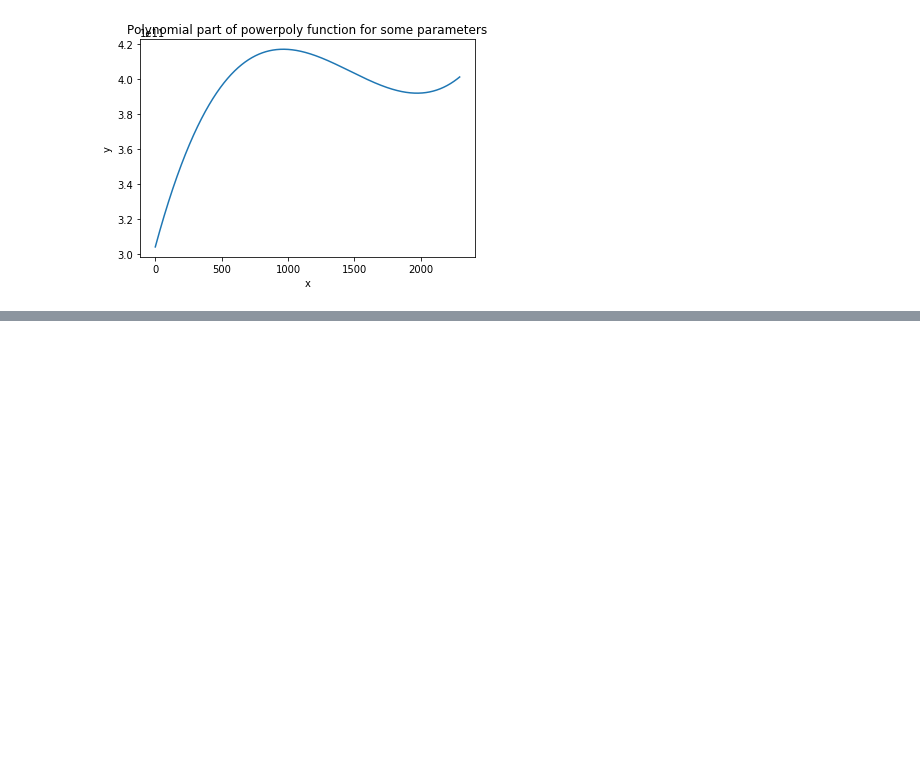
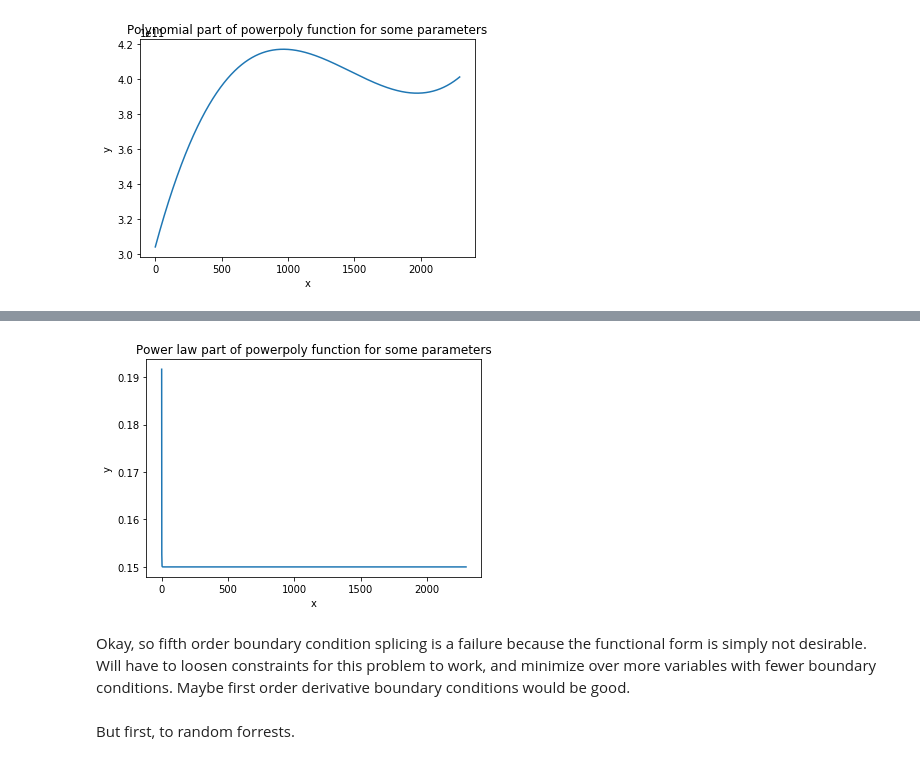
Before and after one commit to sdorsher/SpatialLanguageMachineLearning, a Jupyter notebook: PhraseQuest.ipynb, the cells around one changed output, grey strips where cells are left out. Cells and saved outputs as stored; diff of their text form; code cells hidden in the pictures; blank space fills up the shorter version.

```diff
--- a/PhraseQuest.ipynb
+++ b/PhraseQuest.ipynb
@@ -1117,0 +1165,4 @@ no changes added to commit
+# %%
+def powerlaw(x,params):
+    [a,b,c]=params
+    return a*(x)**(b)+c
@@ -1117,0 +1209,13 @@ no changes added to commit
+# %%
+import matplotlib.pyplot as plt
+plt.title('Power law part of powerpoly function for some parameters')
+plt.xlabel('x')
+plt.ylabel('y')
+plt.plot(xdat[1:],powerlaw(xdat[1:],params[0:3]))
+plt.show()
+# %% [output]
+[figure, added]
+# %% [markdown]
+Okay, so fifth order boundary condition splicing is a failure because the functional form is simply not desirable. Will have to loosen constraints for this problem to work, and minimize over more variables with fewer boundary conditions. Maybe first order derivative boundary conditions would be good.
+# %% [markdown]
+But first, to random forrests.
```
Also changed, not shown: parts of 14 cells of this notebook.
